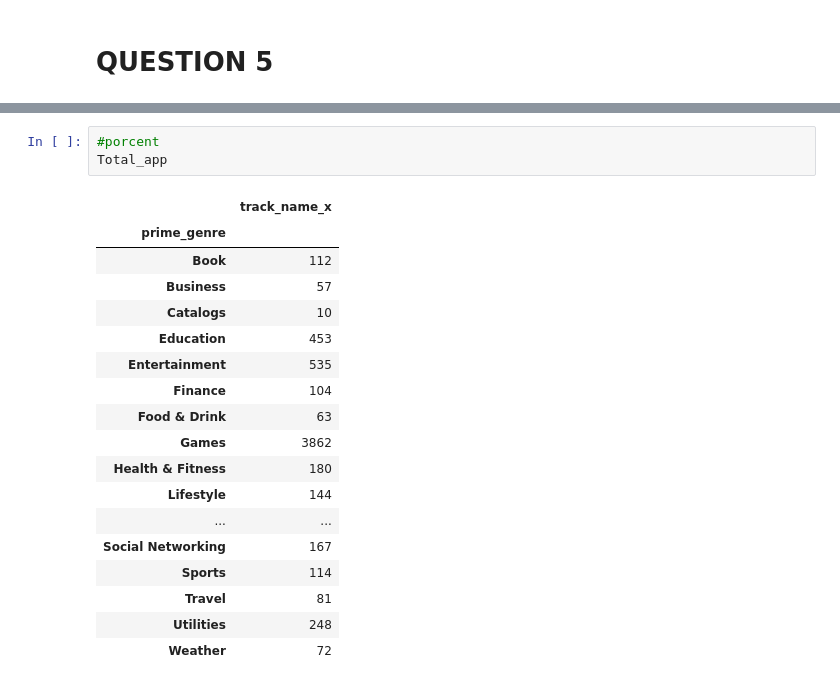
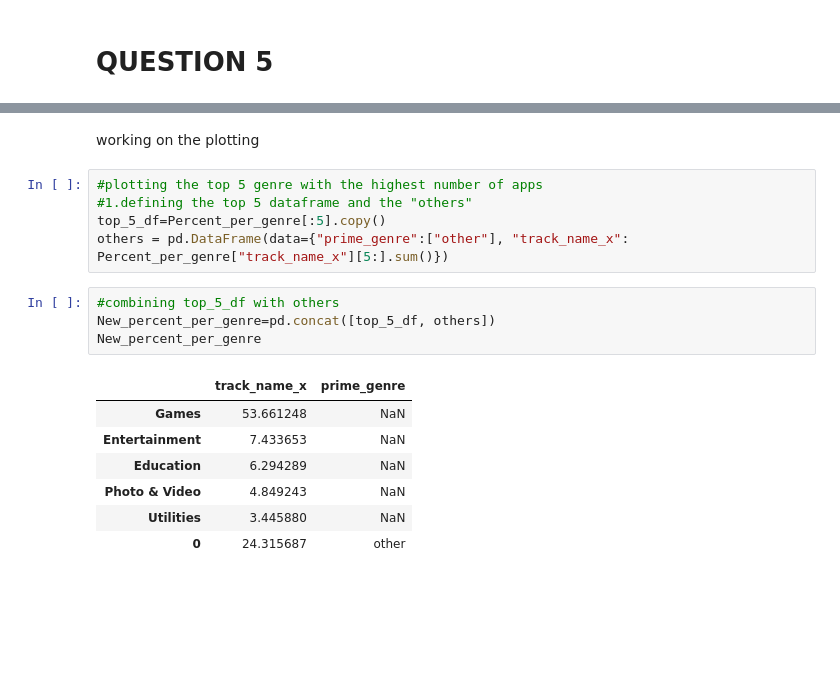
Before and after one commit to DanielaNy/Pyladies_Amsterdam_Capstone_Project, a Jupyter notebook: Data_Analysis_Melissa.ipynb, the cells around one changed output, grey strips where cells are left out. Saved outputs shown, nothing was run; the diff lists cells and outputs as text; blank space fills up the shorter version.

```diff
--- a/Data_Analysis_Melissa.ipynb
+++ b/Data_Analysis_Melissa.ipynb
@@ -147,22 +130,19 @@ Total_app_Genre.apply(lambda x: 100*x/float(x.sum())).sort_values(by="track_name
-# %%
-#porcent
-Total_app
-# %% [output]
-|  | track_name_x |
-| prime_genre |  |
-| Book | 112 |
-| Business | 57 |
-| Catalogs | 10 |
-| Education | 453 |
-| Entertainment | 535 |
-| Finance | 104 |
-| Food & Drink | 63 |
-| Games | 3862 |
-| Health & Fitness | 180 |
-| Lifestyle | 144 |
-| ... | ... |
-| Social Networking | 167 |
-| Sports | 114 |
-| Travel | 81 |
-| Utilities | 248 |
-| Weather | 72 |
+# %% [markdown]
+working on the plotting
+# %%
+#plotting the top 5 genre with the highest number of apps
+#1.defining the top 5 dataframe and the "others"
+top_5_df=Percent_per_genre[:5].copy()
+others = pd.DataFrame(data={"prime_genre":["other"], "track_name_x": Percent_per_genre["track_name_x"][5:].sum()})
+# %%
+#combining top_5_df with others
+New_percent_per_genre=pd.concat([top_5_df, others])
+New_percent_per_genre
+# %% [output]
+|  | track_name_x | prime_genre |
+| Games | 53.661248 | NaN |
+| Entertainment | 7.433653 | NaN |
+| Education | 6.294289 | NaN |
+| Photo & Video | 4.849243 | NaN |
+| Utilities | 3.445880 | NaN |
+| 0 | 24.315687 | other |
```
Also changed, not shown: parts of 8 cells of this notebook.
